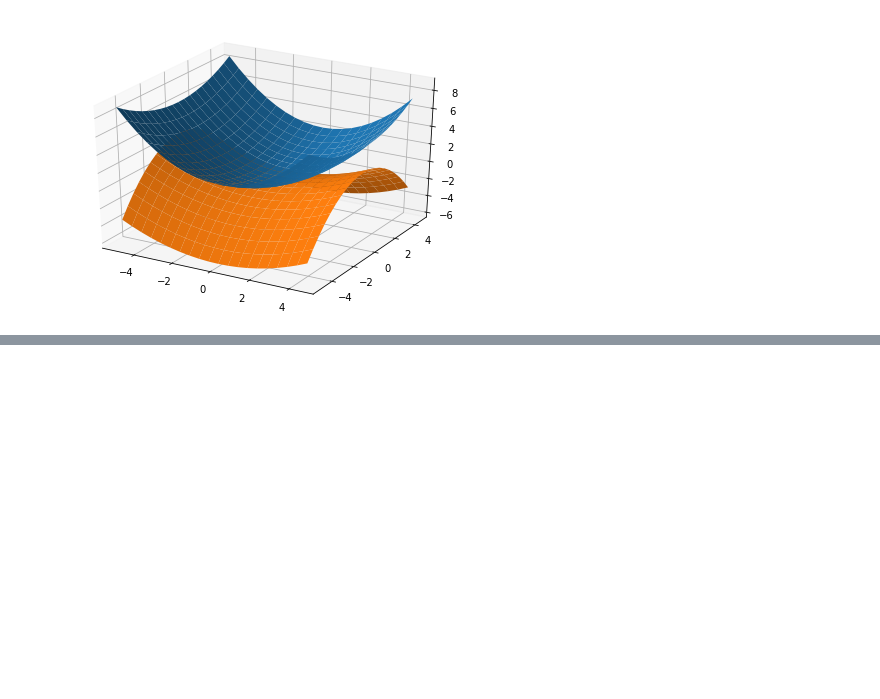
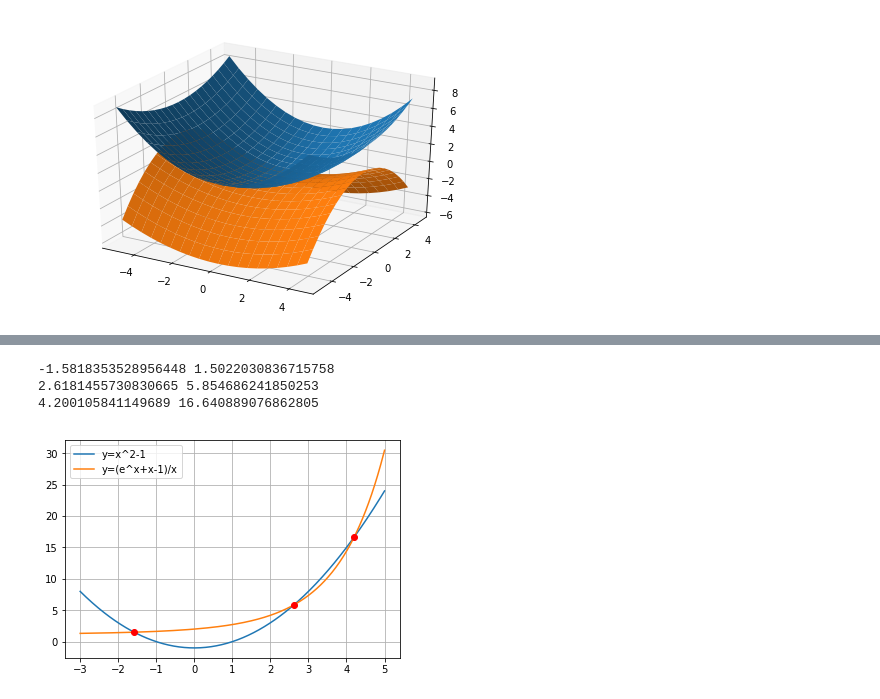
Before and after one commit to meFargot/gu-math, a Jupyter notebook: homework_01.ipynb, the cells around one changed output, grey strips where cells are left out. Cells and saved outputs as stored; diff of their text form; code cells hidden in the pictures; blank space fills up the shorter version.

```diff
--- a/homework_01.ipynb
+++ b/homework_01.ipynb
@@ -183,0 +241,7 @@ show()
+# %%
+def polar_to_decart(R, alpha):
+    ''' Переводит полярные координаты (R - радиус, alpha - угол) в декартовые x и y
+    '''
+    x = R * np.cos(alpha)
+    y = R * np.sin(alpha)
+    return (x, y)
@@ -183,0 +271,28 @@ show()
+# %%
+from scipy.optimize import fsolve
+
+def equations(p):
+    x, y = p
+    return (y - x**2 + 1, exp(x) + x * (1 - y) - 1)
+
+x1, y1 = fsolve(equations, (-1, 0))
+x2, y2 = fsolve(equations, (2, 5))
+x3, y3 = fsolve(equations, (4, 15))
+
+print(x1, y1)
+print(x2, y2)
+print(x3, y3)
+
+x = np.linspace(-3, 5, 401)
+plt.plot(x, (x**2-1), label='y=x^2-1')
+plt.plot(x, ((exp(x) + x - 1)/x), label='y=(e^x+x-1)/x')
+plt.grid()
+plt.plot(x1, y1, 'o', color='red')
+plt.plot(x2, y2, 'o', color='red')
+plt.plot(x3, y3, 'o', color='red')
+plt.legend();
+# %% [output]
+-1.5818353528956448 1.5022030836715758
+2.6181455730830665 5.854686241850253
+4.200105841149689 16.640889076862805
+[figure, added]
```
Also changed, not shown: parts of 12 cells of this notebook.
